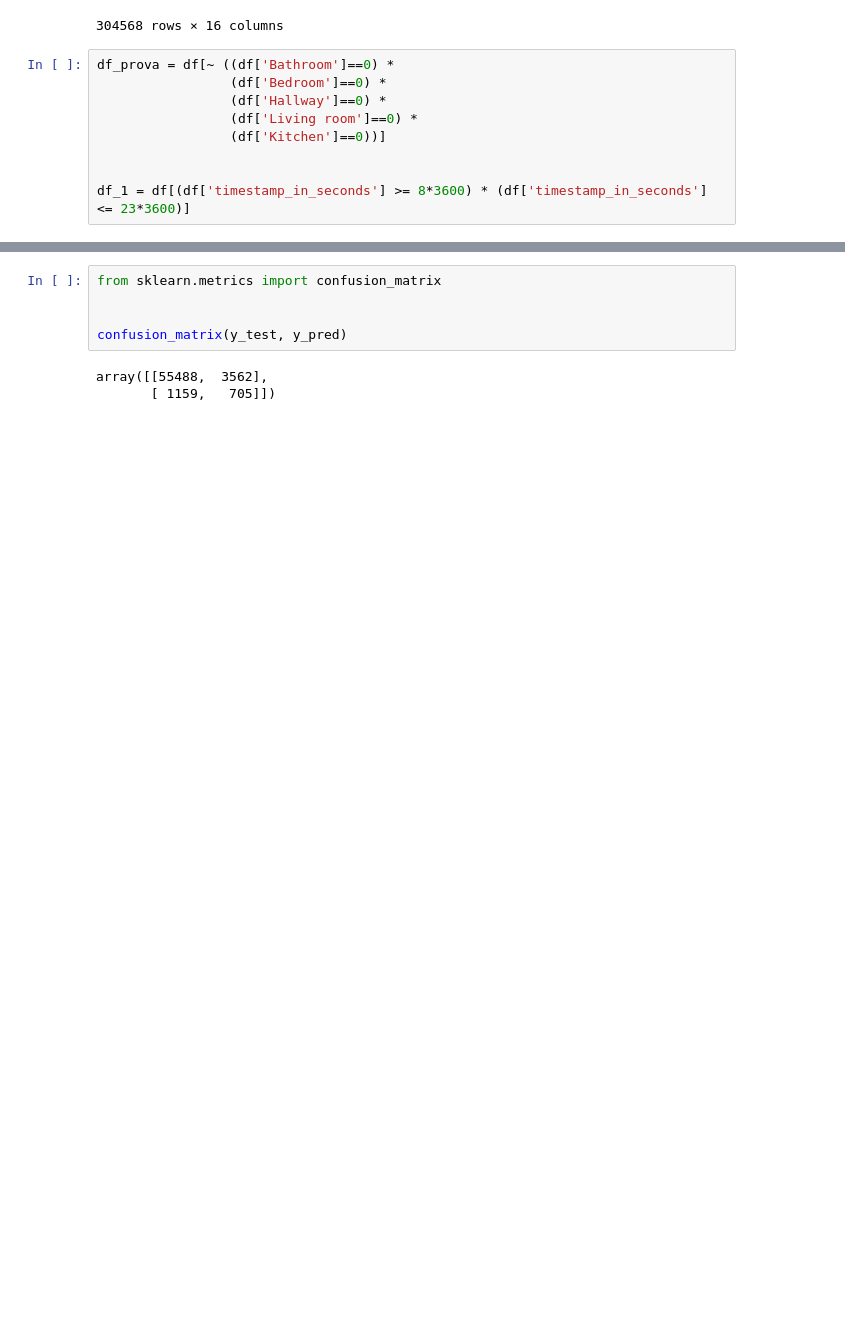
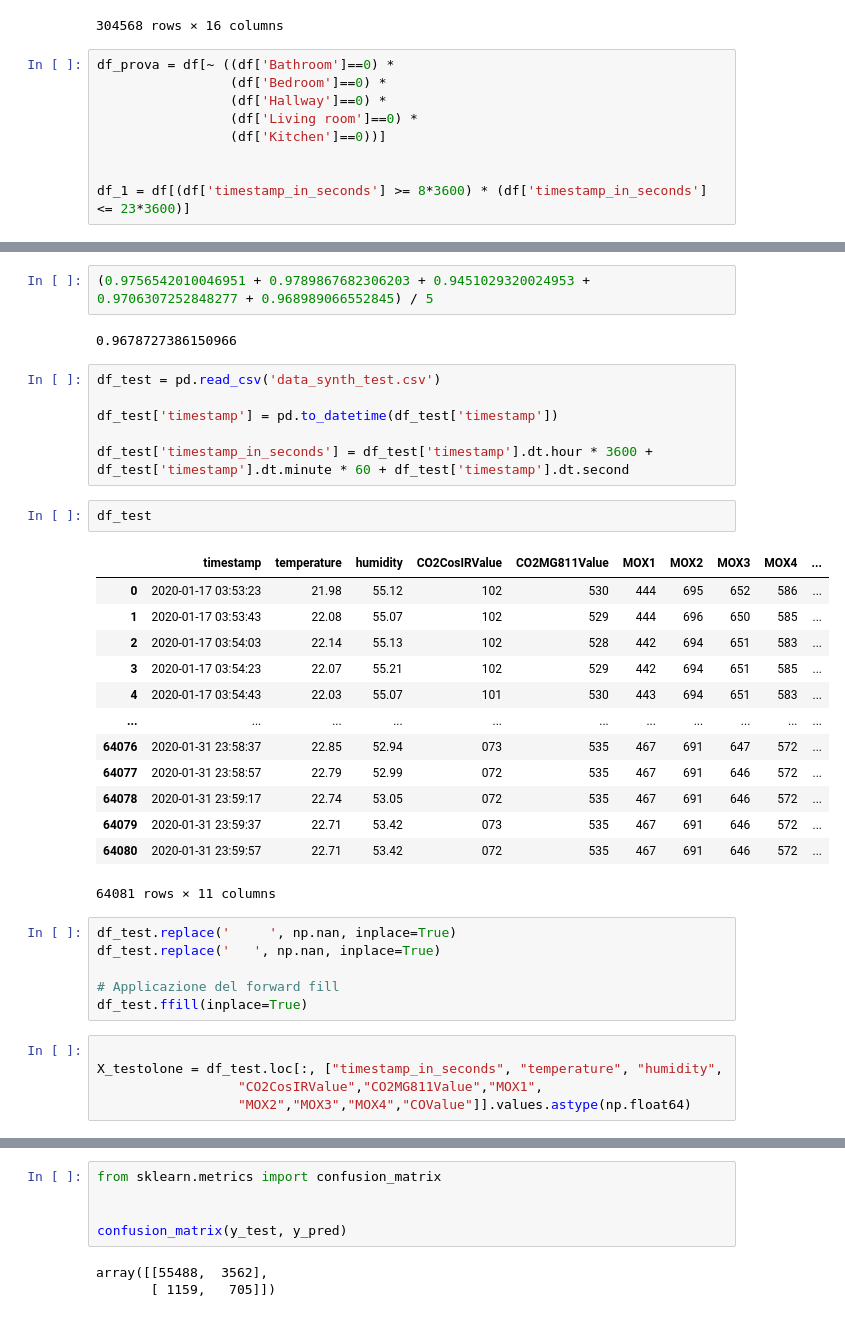
Before and after one commit to LorenzoCiarpa/hackathon-aindo-2024, a Jupyter notebook: grafici.ipynb, the cells around one changed output, grey strips where cells are left out. Saved outputs shown, nothing was run; the diff lists cells and outputs as text; blank space fills up the shorter version.

```diff
--- a/grafici.ipynb
+++ b/grafici.ipynb
@@ -360,0 +355,37 @@ print(sum(y_pred), len(y_pred))
+# %%
+(0.9756542010046951 + 0.9789867682306203 + 0.9451029320024953 + 0.9706307252848277 + 0.968989066552845) / 5
+# %% [output]
+0.9678727386150966
+# %%
+df_test = pd.read_csv('data_synth_test.csv')
+
+df_test['timestamp'] = pd.to_datetime(df_test['timestamp'])
+
+df_test['timestamp_in_seconds'] = df_test['timestamp'].dt.hour * 3600 + df_test['timestamp'].dt.minute * 60 + df_test['timestamp'].dt.second
+# %%
+df_test
+# %% [output]
+|  | timestamp | temperature | humidity | CO2CosIRValue | CO2MG811Value | MOX1 | MOX2 | MOX3 | MOX4 | ... |
+| 0 | 2020-01-17 03:53:23 | 21.98 | 55.12 | 102 | 530 | 444 | 695 | 652 | 586 | ... |
+| 1 | 2020-01-17 03:53:43 | 22.08 | 55.07 | 102 | 529 | 444 | 696 | 650 | 585 | ... |
+| 2 | 2020-01-17 03:54:03 | 22.14 | 55.13 | 102 | 528 | 442 | 694 | 651 | 583 | ... |
+| 3 | 2020-01-17 03:54:23 | 22.07 | 55.21 | 102 | 529 | 442 | 694 | 651 | 585 | ... |
+| 4 | 2020-01-17 03:54:43 | 22.03 | 55.07 | 101 | 530 | 443 | 694 | 651 | 583 | ... |
+| ... | ... | ... | ... | ... | ... | ... | ... | ... | ... | ... |
+| 64076 | 2020-01-31 23:58:37 | 22.85 | 52.94 | 073 | 535 | 467 | 691 | 647 | 572 | ... |
+| 64077 | 2020-01-31 23:58:57 | 22.79 | 52.99 | 072 | 535 | 467 | 691 | 646 | 572 | ... |
+| 64078 | 2020-01-31 23:59:17 | 22.74 | 53.05 | 072 | 535 | 467 | 691 | 646 | 572 | ... |
+| 64079 | 2020-01-31 23:59:37 | 22.71 | 53.42 | 073 | 535 | 467 | 691 | 646 | 572 | ... |
+| 64080 | 2020-01-31 23:59:57 | 22.71 | 53.42 | 072 | 535 | 467 | 691 | 646 | 572 | ... |
+64081 rows × 11 columns
+# %%
+df_test.replace('     ', np.nan, inplace=True)
+df_test.replace('   ', np.nan, inplace=True)
+
+# Applicazione del forward fill
+df_test.ffill(inplace=True)
+# %%
+
+X_testolone = df_test.loc[:, ["timestamp_in_seconds", "temperature", "humidity",
+                  "CO2CosIRValue","CO2MG811Value","MOX1",
+                  "MOX2","MOX3","MOX4","COValue"]].values.astype(np.float64)
```
Also changed, not shown: parts of 11 cells of this notebook, 2 other files.
